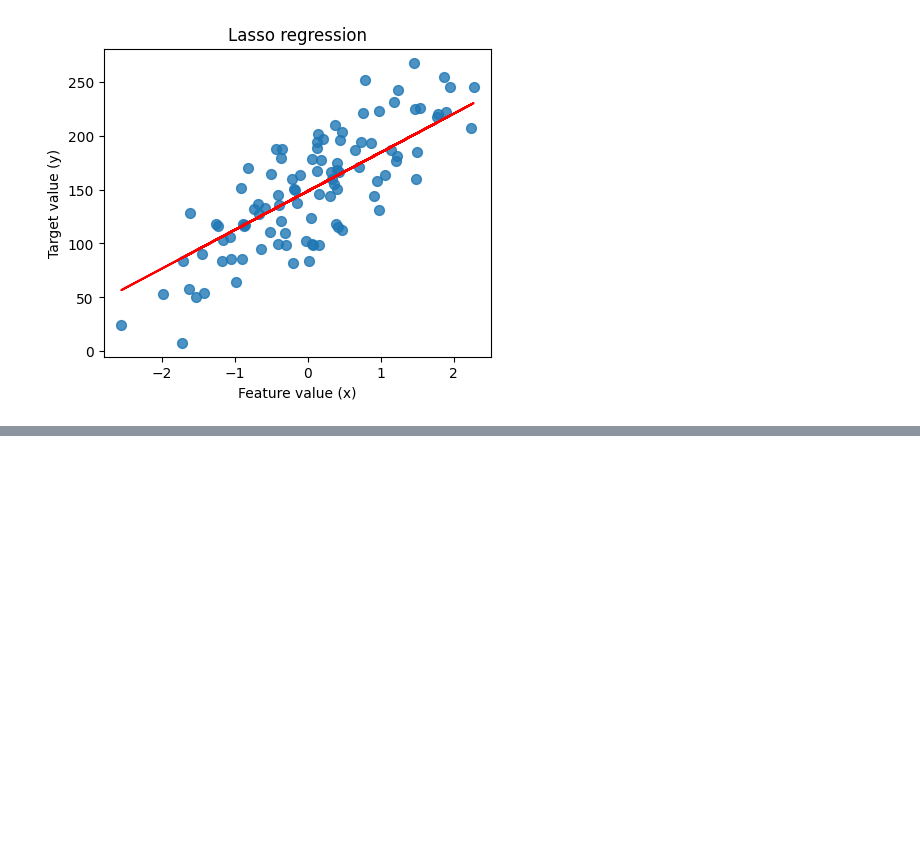
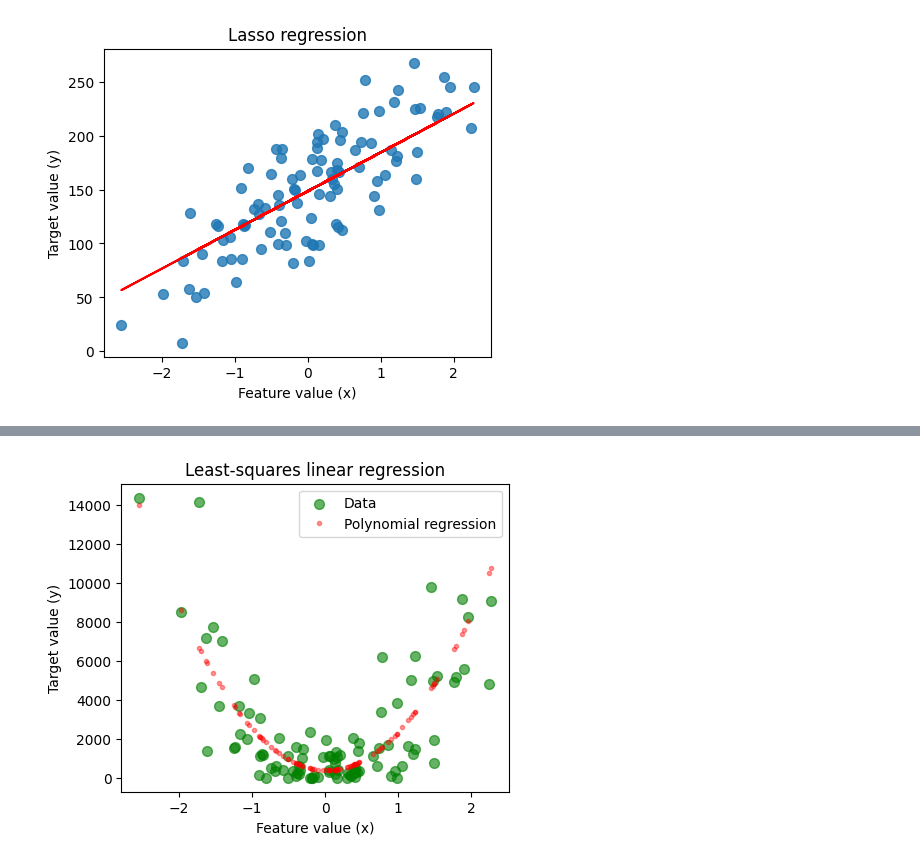
Before and after one commit to yesmanic/Machine_Learning_Models, a Jupyter notebook: Linear Models.ipynb, the cells around one changed output, grey strips where cells are left out. Cells and saved outputs as stored; diff of their text form; code cells hidden in the pictures; blank space fills up the shorter version.

```diff
--- a/Linear Models.ipynb
+++ b/Linear Models.ipynb
@@ -126,0 +174,6 @@ plt.show()
+# %%
+poly = PolynomialFeatures(degree=2, include_bias=False)
+X_poly = poly.fit_transform(X)
+X_train, X_test, y_train, y_test = train_test_split(X_poly, y, random_state=0)
+
+linreg = LinearRegression().fit(X_train, y_train)
@@ -126,0 +203,11 @@ plt.show()
+# %%
+plt.figure(figsize=(5,4))
+plt.scatter(X, y, color='green', marker= 'o', s=50, alpha=0.6, label='Data')
+plt.plot(X, linreg.predict(X_poly), 'r.', alpha=0.4, label='Polynomial regression')
+plt.title('Least-squares linear regression')
+plt.xlabel('Feature value (x)')
+plt.ylabel('Target value (y)')
+plt.legend()
+plt.show()
+# %% [output]
+[figure, added]
```
Also changed, not shown: parts of 10 cells of this notebook.
